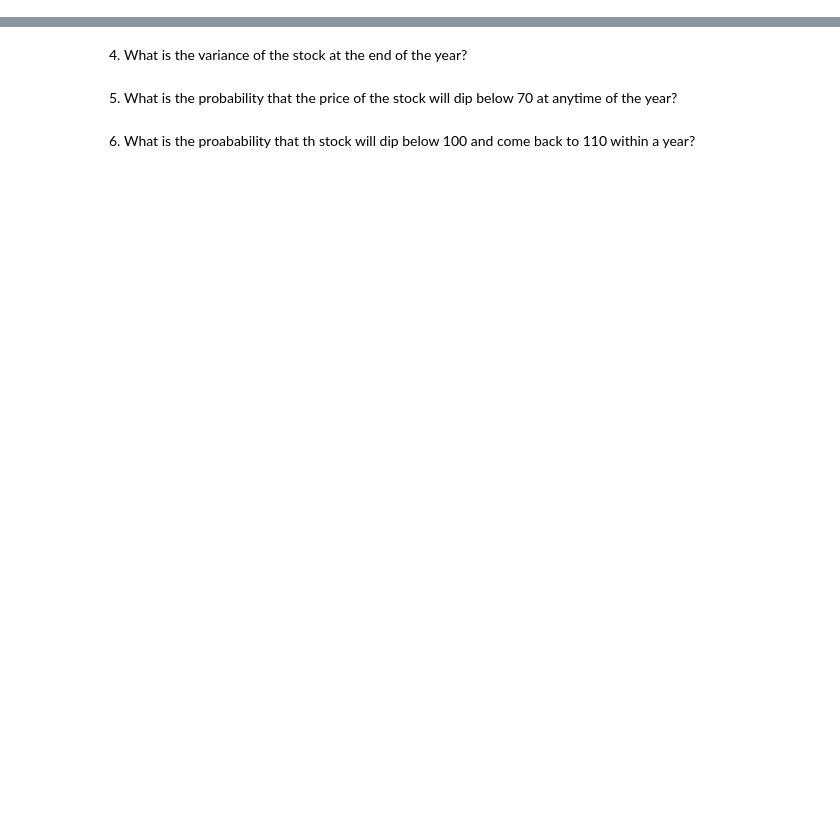
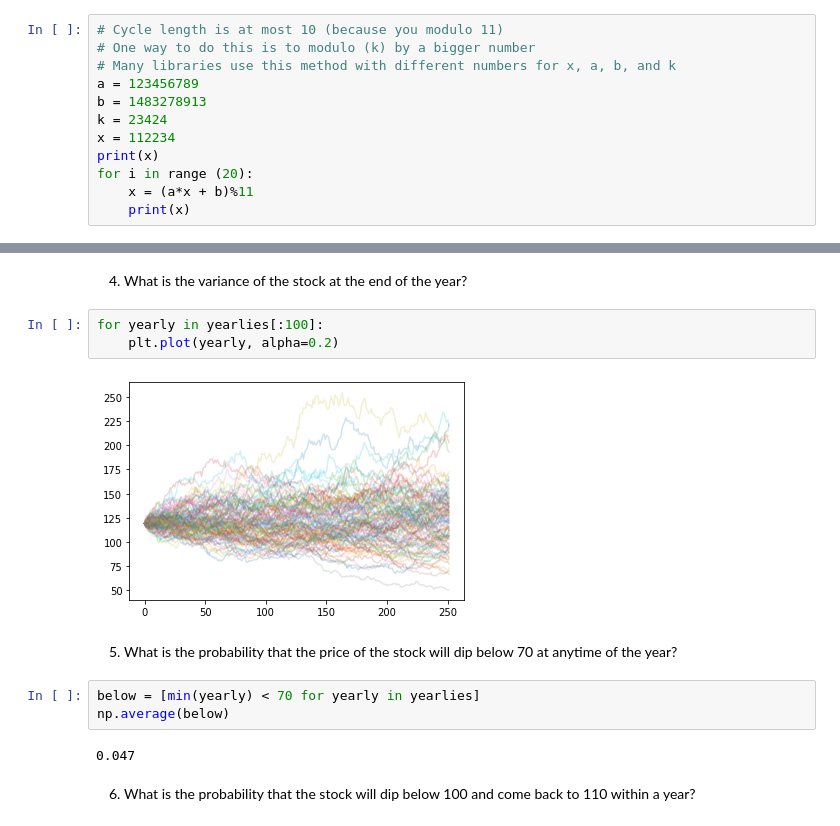
Before and after one commit to natthakan2000/ICCS314, a Jupyter notebook: Exercise-6-master/Monte Carlo.ipynb, the cells around one changed output, grey strips where cells are left out. Cells and saved outputs as stored; diff of their text form; blank space fills up the shorter version.

```diff
--- a/Exercise-6-master/Monte Carlo.ipynb
+++ b/Exercise-6-master/Monte Carlo.ipynb
@@ -22,3 +22,15 @@ One of the problem with linear congruent is short cycle length. For example,
 $$x_{n+1} =  ax_{n} + b \mod 11$$
 
 No matter what value you give $a$ and $b$. Your cycle length will be at most 11.
+# %%
+# Cycle length is at most 10 (because you modulo 11)
+# One way to do this is to modulo (k) by a bigger number
+# Many libraries use this method with different numbers for x, a, b, and k
+a = 123456789
+b = 1483278913
+k = 23424
+x = 112234
+print(x)
+for i in range (20):
+    x = (a*x + b)%11
+    print(x)
@@ -133,6 +300,16 @@ The funny unit of $\sqrt{t}$ has to do with scaling behavior. You can read it in
 # %% [markdown]
 4) What is the variance of the stock at the end of the year?
+# %%
+for yearly in yearlies[:100]:
+    plt.plot(yearly, alpha=0.2)
+# %% [output]
+[figure, added]
 # %% [markdown]
 5) What is the probability that the price of the stock will dip below 70 at anytime of the year?
+# %%
+below = [min(yearly) < 70 for yearly in yearlies]
+np.average(below)
+# %% [output]
+0.047
 # %% [markdown]
-6) What is the proabability that th stock will dip below 100 and come back to 110 within a year?
+6) What is the probability that the stock will dip below 100 and come back to 110 within a year?
```
Also changed, not shown: parts of 17 cells of this notebook, 13 other files.
